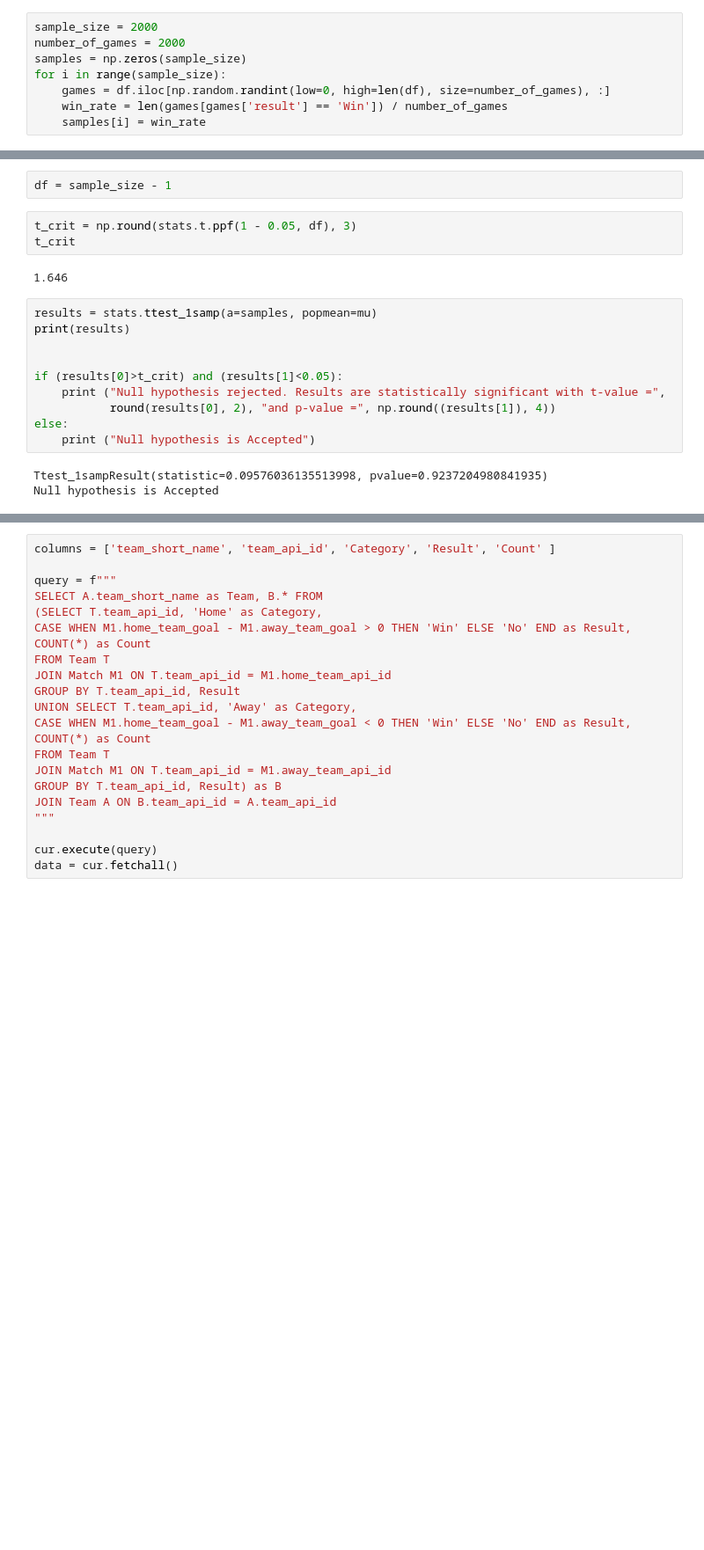
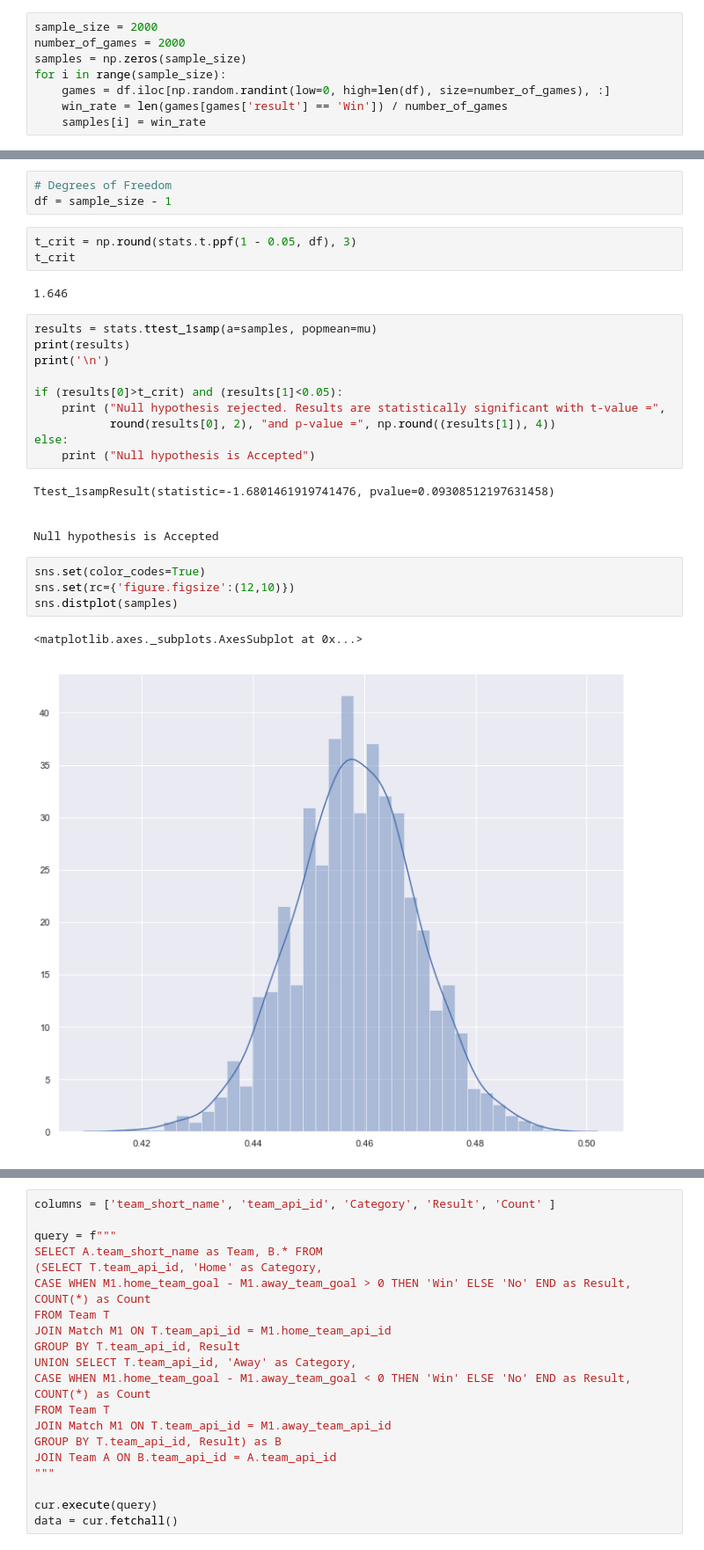
Before and after one commit to Teosoft7/DS_Project2, a Jupyter notebook: Hypothesis_Test.ipynb, the cells around one changed output, grey strips where cells are left out. Shown: that part at 88% size. Cells and saved outputs as stored; diff of their text form; blank space fills up the shorter version.

```diff
--- a/Hypothesis_Test.ipynb
+++ b/Hypothesis_Test.ipynb
@@ -72,5 +80,6 @@ t
-# %%
-df = sample_size - 1
+# %%
+# Degrees of Freedom
+df = sample_size - 1
 # %%
 t_crit = np.round(stats.t.ppf(1 - 0.05, df), 3)
 t_crit
@@ -79,7 +88,7 @@ t_crit
 # %%
 results = stats.ttest_1samp(a=samples, popmean=mu)
 print(results)
-
+print('\n')
 
 if (results[0]>t_crit) and (results[1]<0.05):
     print ("Null hypothesis rejected. Results are statistically significant with t-value =",
@@ -87,5 +96,14 @@ if (results[0]>t_crit) and (results[1]<0.05):
 else:
     print ("Null hypothesis is Accepted")
 # %% [output]
-Ttest_1sampResult(statistic=0.09576036135513998, pvalue=0.9237204980841935)
+Ttest_1sampResult(statistic=-1.6801461919741476, pvalue=0.09308512197631458)
+
+
 Null hypothesis is Accepted
+# %%
+sns.set(color_codes=True)
+sns.set(rc={'figure.figsize':(12,10)})
+sns.distplot(samples)
+# %% [output]
+<matplotlib.axes._subplots.AxesSubplot at 0x...>
+[figure, added]
```
Also changed, not shown: parts of 12 cells of this notebook.
